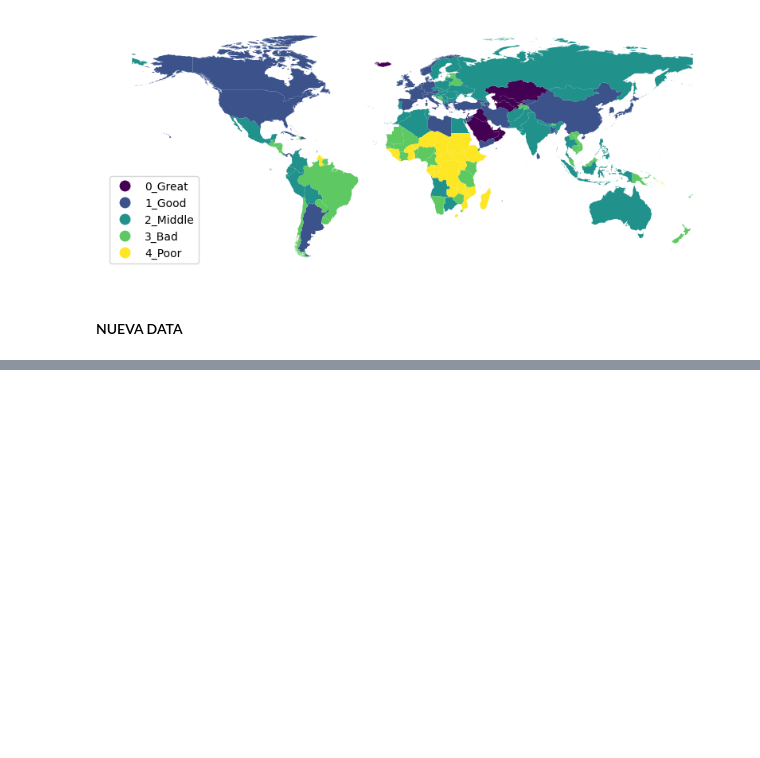
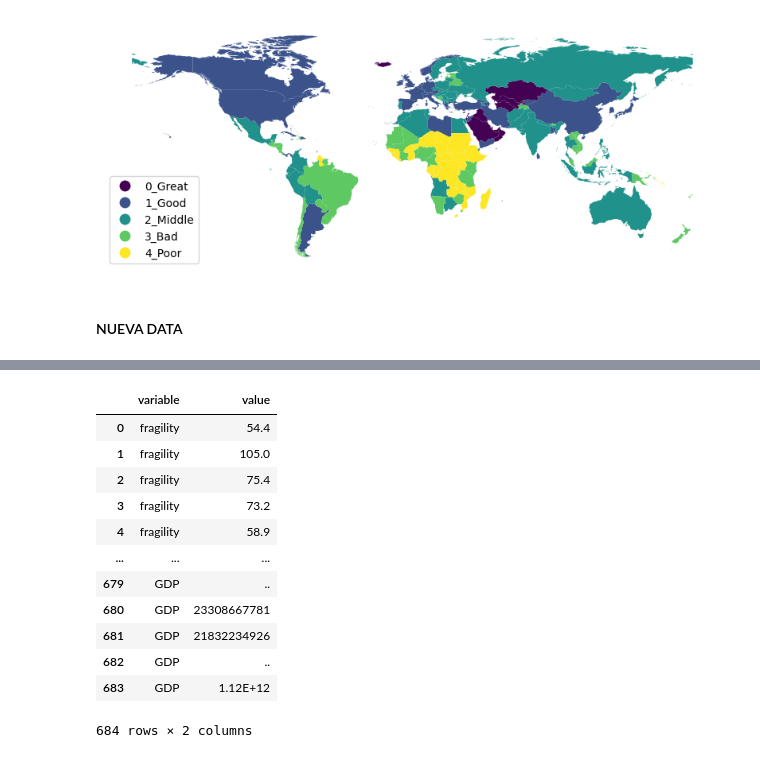
Before and after one commit to Controles-ICDE-Ochoa/Trabajo-Grupal-1, a Jupyter notebook: index.ipynb, the cells around one changed output, grey strips where cells are left out. Saved outputs shown, nothing was run; the diff lists cells and outputs as text; code cells hidden in the pictures; blank space fills up the shorter version.

```diff
--- a/index.ipynb
+++ b/index.ipynb
@@ -985,0 +968,16 @@ onlyMapAndData=set(theMapAndData.COUNTRY)- set(data_nueva.COUNTRY)
+# %%
+pd.melt(Merge_nuevo[DataNames])
+# %% [output]
+|  | variable | value |
+| 0 | fragility | 54.4 |
+| 1 | fragility | 105.0 |
+| 2 | fragility | 75.4 |
+| 3 | fragility | 73.2 |
+| 4 | fragility | 58.9 |
+| ... | ... | ... |
+| 679 | GDP | .. |
+| 680 | GDP | 23308667781 |
+| 681 | GDP | 21832234926 |
+| 682 | GDP | .. |
+| 683 | GDP | 1.12E+12 |
+684 rows × 2 columns
```
Also changed, not shown: parts of 16 cells of this notebook, 1 other file.
